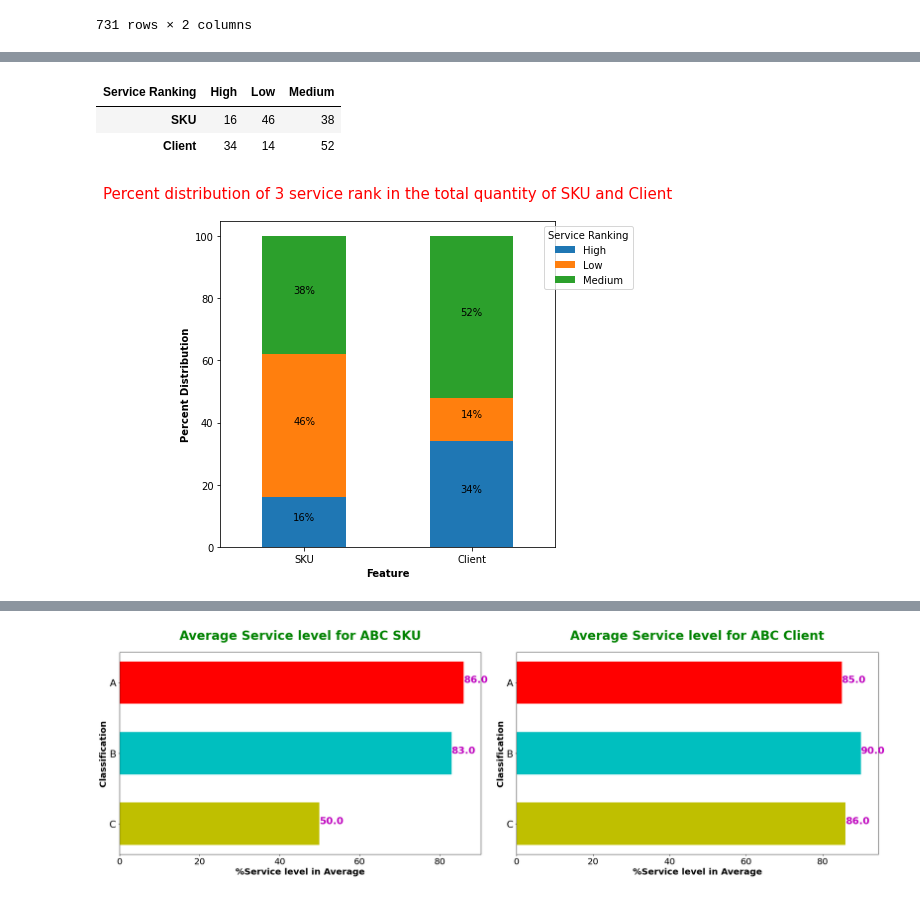
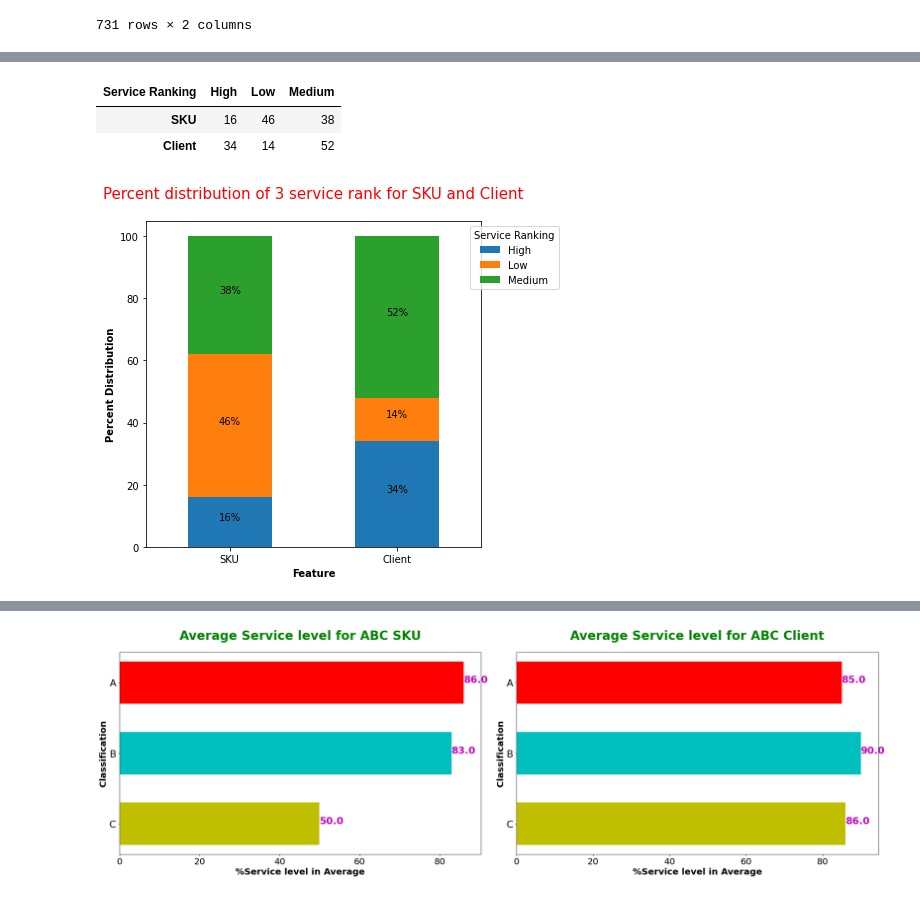
Before and after one commit to nganpham2694/CEL-Data-test, a Jupyter notebook: DA_CEL_test.ipynb, the cells around one changed output, grey strips where cells are left out. Cells and saved outputs as stored; diff of their text form; code cells hidden in the pictures.

```diff
--- a/DA_CEL_test.ipynb
+++ b/DA_CEL_test.ipynb
@@ -392,22 +419,23 @@ memory usage: 64.0+ bytes
 # %%
+# Plot percent distribution of 3 service rank for each of feature (SKU and Client)
 ServiceRank_1 = ServiceRank.plot.bar(figsize=(6,6),stacked=True, rot=0)
 display(ServiceRank)
 
 plt.legend(loc='upper center', bbox_to_anchor=(1.1, 1.0), title="Service Ranking")
 
-plt.title('Percent distribution of 3 service rank in the total quantity of SKU and Client',color='red',fontsize=15,y=1.05)
+plt.title('Percent distribution of 3 service rank for SKU and Client',color='red',fontsize=15,y=1.05)
 plt.xlabel('Feature',fontweight='bold')
 plt.ylabel('Percent Distribution',fontweight='bold')
 
 for rec in ServiceRank_1.patches:
     height = rec.get_height()
     ServiceRank_1.text(rec.get_x() + rec.get_width() / 2,
               rec.get_y() + height / 2,
               "{:.0f}%".format(height),
               ha='center',
               va='bottom')
 # %% [output]
 | Service Ranking | High | Low | Medium |
 | SKU | 16 | 46 | 38 |
 | Client | 34 | 14 | 52 |
-[figure, old version]
+[figure, new version]
```
Also changed, not shown: parts of 23 cells of this notebook.
